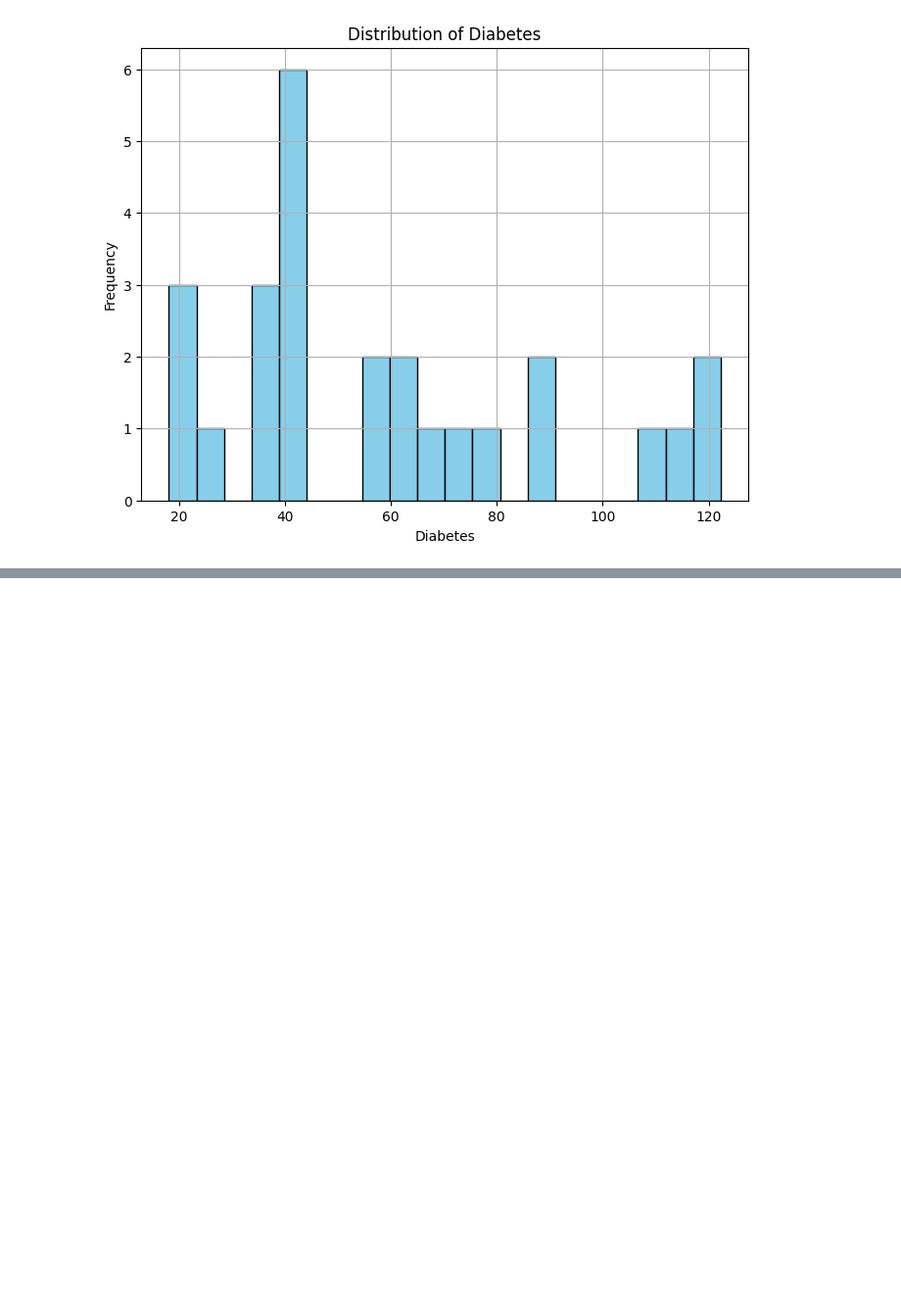
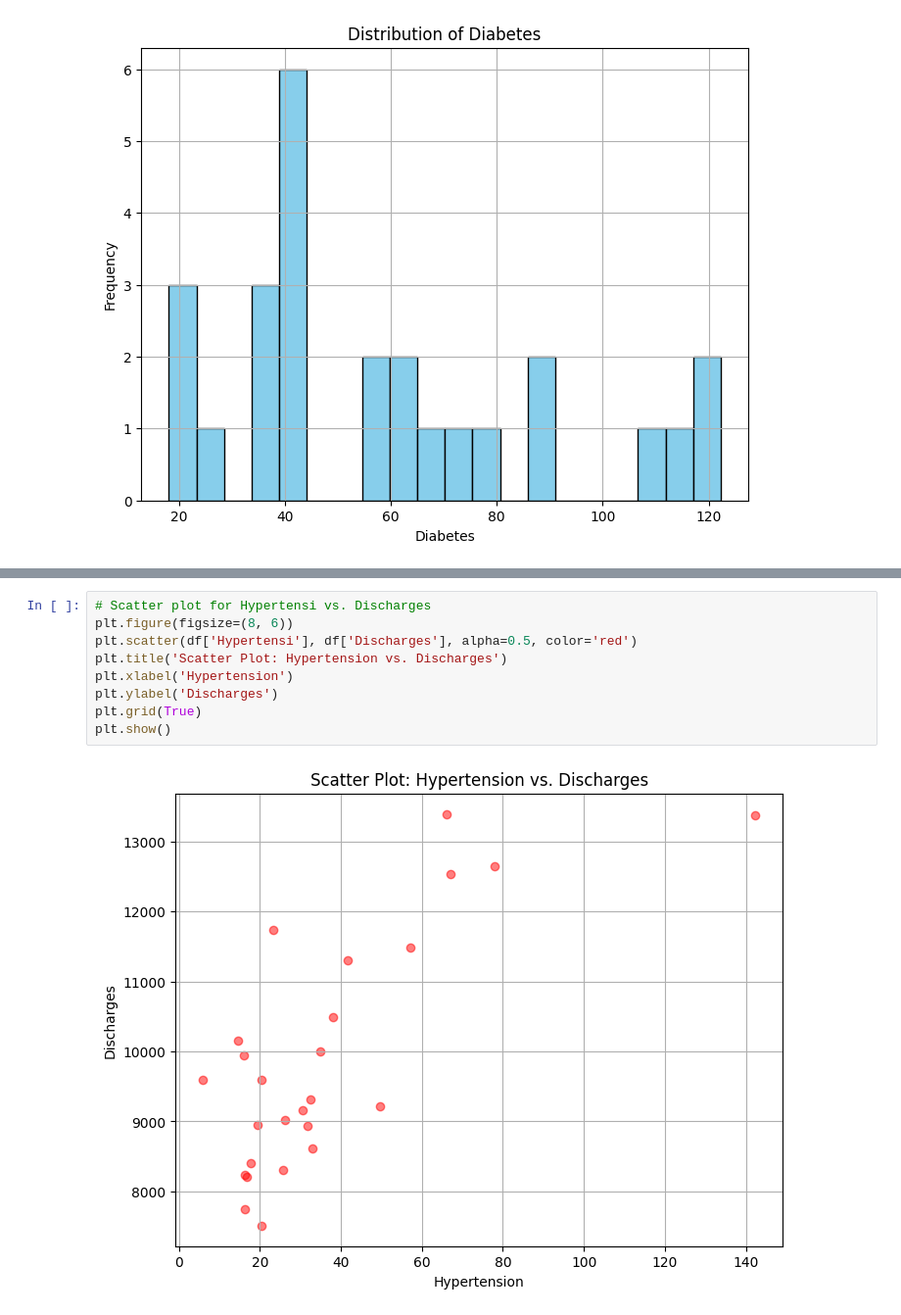
Before and after one commit to Alyssasorensen/HHA507class3, a Jupyter notebook: datasci_3_eda.ipynb, the cells around one changed output, grey strips where cells are left out. Shown at 98% size. Cells and saved outputs as stored; diff of their text form; blank space fills up the shorter version.

```diff
--- a/datasci_3_eda.ipynb
+++ b/datasci_3_eda.ipynb
@@ -122,0 +139,11 @@ plt.show()
+# %%
+# Scatter plot for Hypertensi vs. Discharges
+plt.figure(figsize=(8, 6))
+plt.scatter(df['Hypertensi'], df['Discharges'], alpha=0.5, color='red')
+plt.title('Scatter Plot: Hypertension vs. Discharges')
+plt.xlabel('Hypertension')
+plt.ylabel('Discharges')
+plt.grid(True)
+plt.show()
+# %% [output]
+[figure, added]
```
Also changed, not shown: parts of 3 cells of this notebook.
